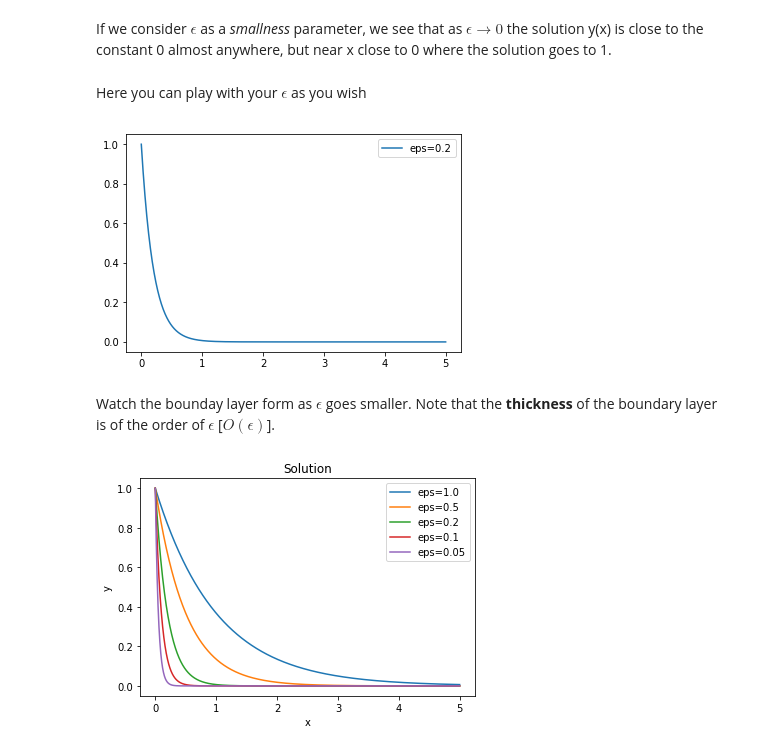
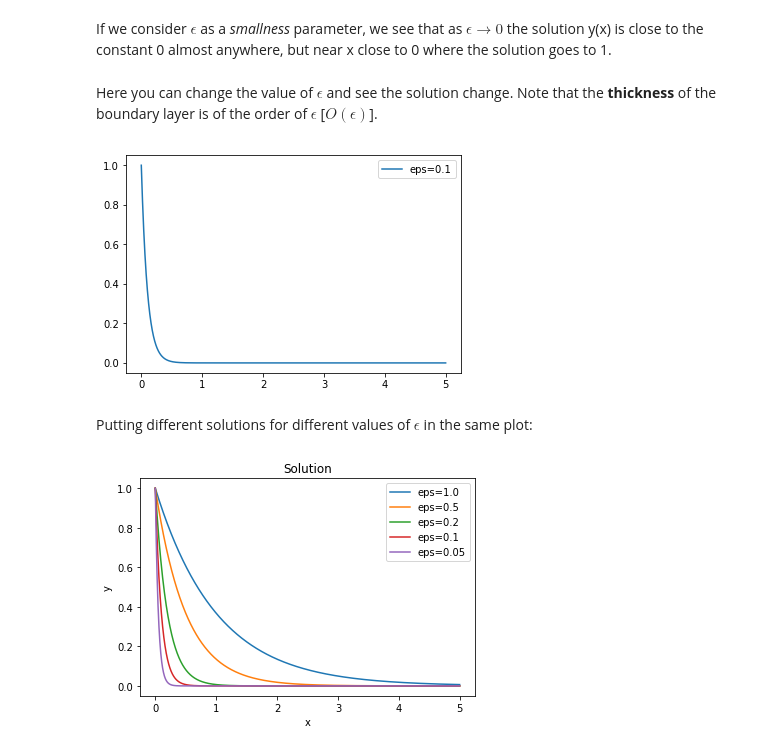
Before and after one commit to FaustoMalvagi/NeutronicsNotebooks, a Jupyter notebook: BoundaryLayer.ipynb, the cells around one changed output. Saved outputs shown, nothing was run; the diff lists cells and outputs as text; code cells hidden in the pictures.

```diff
--- a/BoundaryLayer.ipynb
+++ b/BoundaryLayer.ipynb
@@ -19,18 +19,19 @@ L = 5.
 nn = 1000
 dx = L/nn
 xs = [n*dx for n in range(nn+1)]
-# %% [markdown]
-Here you can play with your $\epsilon$ as you wish
+# %% [markdown]
+Here you can change the value of  $\epsilon$ and see the solution change.
+Note that the **thickness** of the boundary layer is of the order of $\epsilon$ [$O(\epsilon)$].
 # %%
-eps = 0.2
+eps = 0.1
 ys = [f(x, eps) for x in xs]
 plt.plot(xs, ys, label=f'eps={eps}')
 plt.legend()
 plt.show()
 # %% [output]
-[figure, old version]
+[figure, new version]
-# %% [markdown]
-Watch the bounday layer form as $\epsilon$ goes smaller.  Note that the **thickness** of the boundary layer is of the order of $\epsilon$ [$O(\epsilon)$].
+# %% [markdown]
+Putting different solutions for different values of $\epsilon$ in the same plot:
 # %%
 for eps in [1., 0.5, 0.2, 0.1, 0.05]:
     ys = [f(x, eps) for x in xs]
```
Also changed, not shown: 1 other file.
